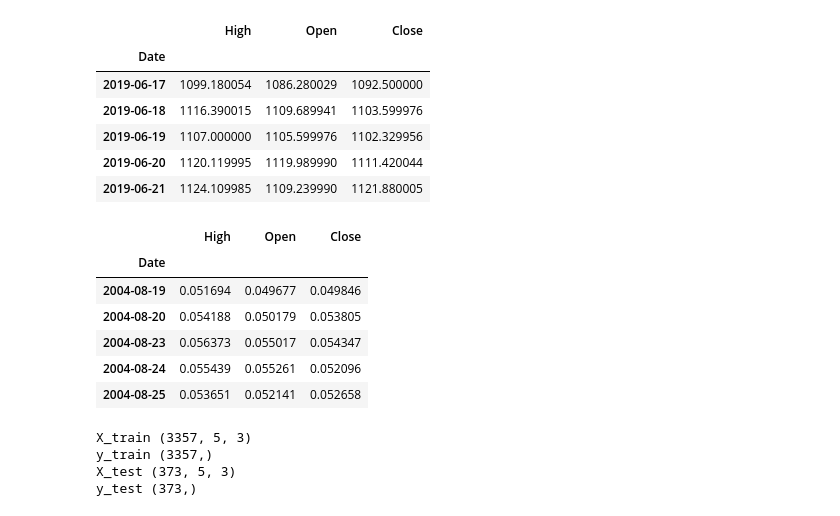
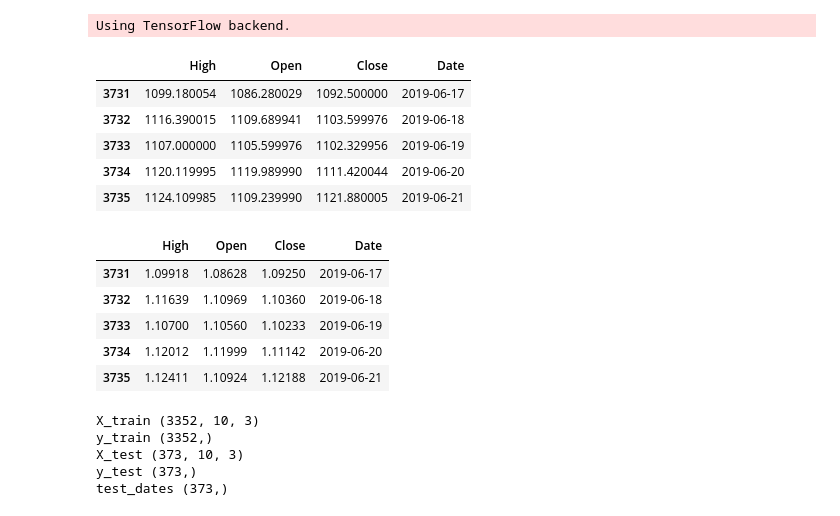
Before and after one commit to ari0824/ari_projects, a Jupyter notebook: lstm_projects/stock_prediction-50_iters.ipynb, the cells around one changed output. Cells and saved outputs as stored; diff of their text form; code cells hidden in the pictures.

```diff
--- a/lstm_projects/stock_prediction-50_iters.ipynb
+++ b/lstm_projects/stock_prediction-50_iters.ipynb
@@ -31,8 +38,10 @@ from tensorflow.python.keras.callbacks import LambdaCallback
 import lstm_c
 
 #for printing in prediction plot
-pred_window = 50
-epoch_num = 500
+window = 10 #5 is too aggressive #10 is very conservative
+epoch_num = 500#500 is too much #100 is not enough
+# %% [output]
+Using TensorFlow backend.
 # %%
 def get_stock_data(stock_name, normalized=0):
 
@@ -40,6 +49,9 @@ def get_stock_data(stock_name, normalized=0):
     start = dt.datetime(1995,1,1)
     end   = dt.date.today()
     df = pandas_datareader.data.DataReader(stock_name,'yahoo',start,end)
+    df['Date'] = df.index
+    df.index = pd.RangeIndex(len(df.index))
+    df.index = range(len(df.index))
     df.drop(columns=['Low','Adj Close', 'Volume'], axis=1, inplace=True)
     return df
 # %%
@@ -47,11 +59,10 @@ stock_name = 'GOOG'
 df = get_stock_data(stock_name,0)
 df.tail()
 # %% [output]
-|  | High | Open | Close |
-| Date |  |  |  |
-| 2019-06-17 | 1099.180054 | 1086.280029 | 1092.500000 |
-| 2019-06-18 | 1116.390015 | 1109.689941 | 1103.599976 |
-| 2019-06-19 | 1107.000000 | 1105.599976 | 1102.329956 |
-| 2019-06-20 | 1120.119995 | 1119.989990 | 1111.420044 |
-| 2019-06-21 | 1124.109985 | 1109.239990 | 1121.880005 |
+|  | High | Open | Close | Date |
+| 3731 | 1099.180054 | 1086.280029 | 1092.500000 | 2019-06-17 |
+| 3732 | 1116.390015 | 1109.689941 | 1103.599976 | 2019-06-18 |
+| 3733 | 1107.000000 | 1105.599976 | 1102.329956 | 2019-06-19 |
+| 3734 | 1120.119995 | 1119.989990 | 1111.420044 | 2019-06-20 |
+| 3735 | 1124.109985 | 1109.239990 | 1121.880005 | 2019-06-21 |
 # %%
@@ -62,15 +73,14 @@ today = datetime.date.today()
 # %%
 df['High'] = df['High'] / 1000
 df['Open'] = df['Open'] / 1000
 df['Close'] = df['Close'] / 1000
-df.head(5)
+df.tail(5)
 # %% [output]
-|  | High | Open | Close |
-| Date |  |  |  |
-| 2004-08-19 | 0.051694 | 0.049677 | 0.049846 |
-| 2004-08-20 | 0.054188 | 0.050179 | 0.053805 |
-| 2004-08-23 | 0.056373 | 0.055017 | 0.054347 |
-| 2004-08-24 | 0.055439 | 0.055261 | 0.052096 |
-| 2004-08-25 | 0.053651 | 0.052141 | 0.052658 |
+|  | High | Open | Close | Date |
+| 3731 | 1.09918 | 1.08628 | 1.09250 | 2019-06-17 |
+| 3732 | 1.11639 | 1.10969 | 1.10360 | 2019-06-18 |
+| 3733 | 1.10700 | 1.10560 | 1.10233 | 2019-06-19 |
+| 3734 | 1.12012 | 1.11999 | 1.11142 | 2019-06-20 |
+| 3735 | 1.12411 | 1.10924 | 1.12188 | 2019-06-21 |
 # %%
 def load_data(stock, seq_len):
@@ -106,18 +123,18 @@ def build_model(layers):
         model.compile(loss='mse',optimizer='adam',metrics=['accuracy'])
         return model
 # %%
-
-window = 5
-X_train, y_train, X_test, y_test = load_data(df[::-1], window)
+X_train, y_train, X_test, y_test, test_dates, check_data = load_data(df[::1], window)
 print("X_train", X_train.shape)
 print("y_train", y_train.shape)
 print("X_test", X_test.shape)
 print("y_test", y_test.shape)
+print("test_dates", test_dates.shape)
 # %% [output]
-X_train (3357, 5, 3)
-y_train (3357,)
-X_test (373, 5, 3)
+X_train (3352, 10, 3)
+y_train (3352,)
+X_test (373, 10, 3)
 y_test (373,)
+test_dates (373,)
 # %%
 model = build_model([3,window,1])
 # %%
```
Also changed, not shown: parts of 12 cells of this notebook, 4 other files.
